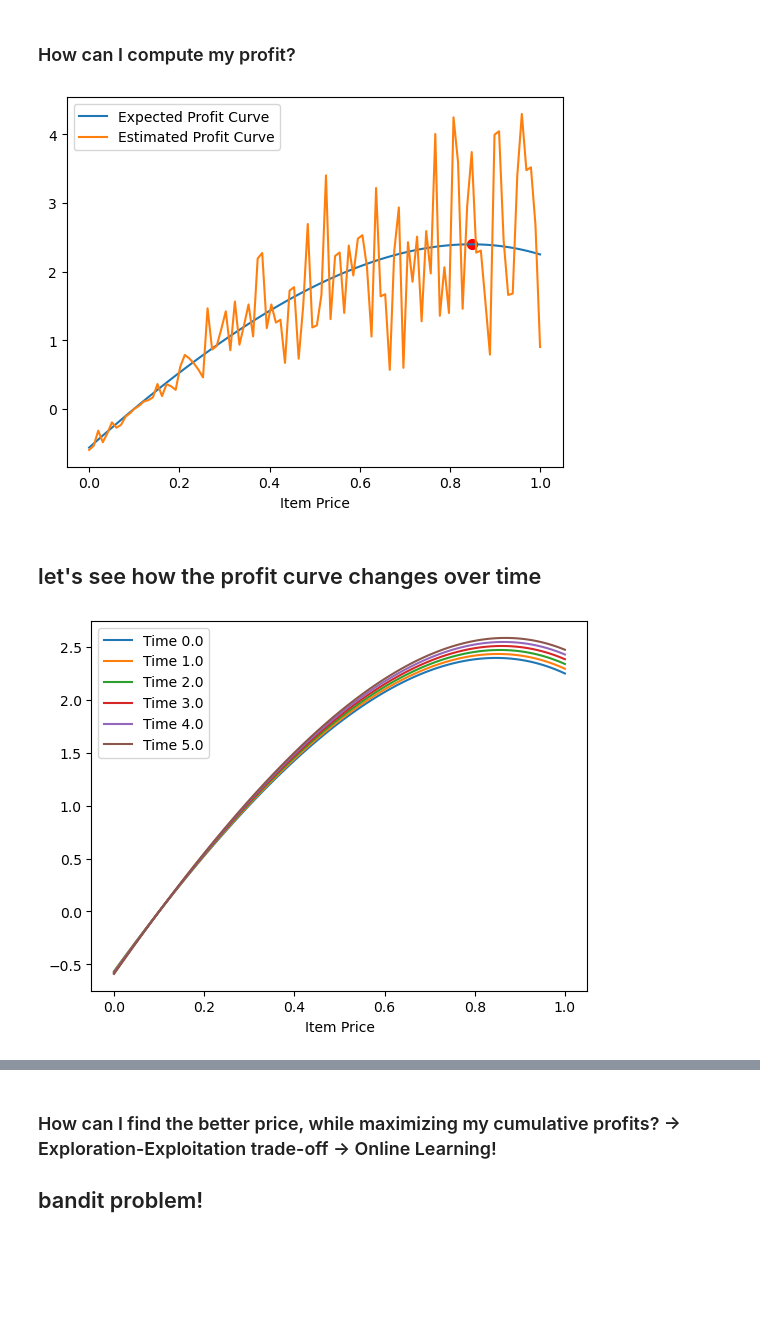
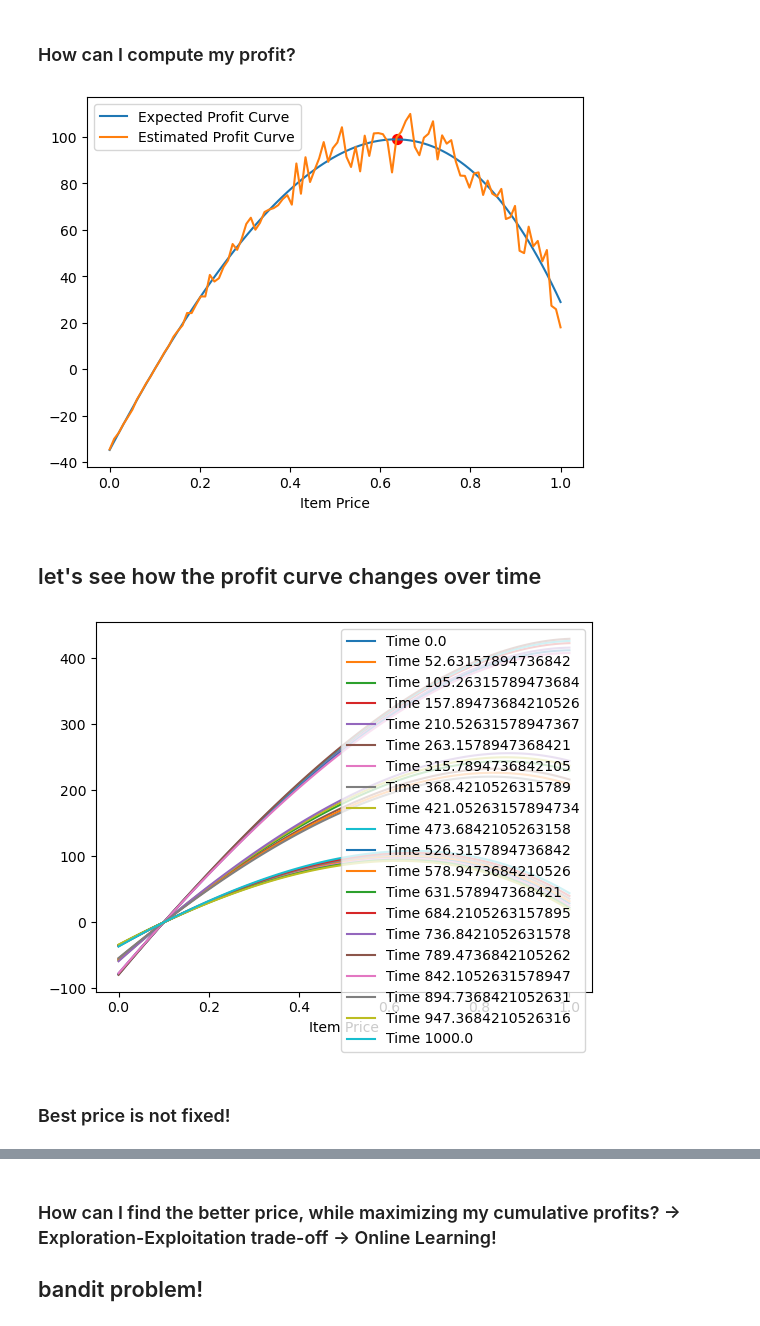
Before and after one commit to giulio8/OLA_project, a Jupyter notebook: Adversarial_pricing.ipynb, the cells around one changed output, grey strips where cells are left out. Drawn from its saved outputs; the diff is of its cells as text; code cells hidden in the pictures; blank space fills up the shorter version.

```diff
--- a/Adversarial_pricing.ipynb
+++ b/Adversarial_pricing.ipynb
@@ -61,7 +62,9 @@ Text(0, 0.5, 'Probability of purchase')
 # %%
 from Configuration import N_USERS # fixed value; the more customers we have, the more the estimate will converge to the true probability
 
-sales = np.random.binomial(N_USERS, conversion_probability(price, t0))
+n_users = 1000#N_USERS
+
+sales = np.random.binomial(n_users, conversion_probability(price, t0))
 
 # will the customer buy my product at this price?
 print(f'How many sales? {sales}')
@@ -72,9 +75,9 @@ How many sales? 7
 # %%
 prices = np.linspace(min_price, max_price, 100)
 t0=0
-expected_demand_curve = N_USERS*conversion_probability(prices, t0)
+expected_demand_curve = n_users*conversion_probability(prices, t0)
 
-estimated_demand_curve = np.random.binomial(N_USERS, conversion_probability(prices, t0))
+estimated_demand_curve = np.random.binomial(n_users, conversion_probability(prices, t0))
 
 plt.figure()
 plt.plot(prices, expected_demand_curve, label='Expected Demand Curve')
@@ -95,7 +98,7 @@ fig = plt.figure()
 ax = fig.add_subplot(111, projection='3d')
 
 for t in t_interval:
-    expected_demand_curve = N_USERS*conversion_probability(prices, t)
+    expected_demand_curve = n_users*conversion_probability(prices, t)
     ax.plot(prices, expected_demand_curve, t)
 
 ax.set_xlabel('Item Price')
@@ -109,9 +112,9 @@ plt.show()
 # %%
 cost = 0.1
 
-expected_profit_curve = N_USERS*conversion_probability(prices, t0)*(prices-cost)
+expected_profit_curve = n_users*conversion_probability(prices, t0)*(prices-cost)
 
-estimated_profit_curve = np.random.binomial(N_USERS, conversion_probability(prices, t0))*(prices-cost)
+estimated_profit_curve = np.random.binomial(n_users, conversion_probability(prices, t0))*(prices-cost)
 
 best_price_index = np.argmax(expected_profit_curve)
 best_price = prices[best_price_index]
@@ -124,20 +127,22 @@ plt.xlabel('Item Price')
 plt.legend()
 plt.show();
 # %% [output]
-[figure, old version]
+[figure, new version]
 # %% [markdown]
 ## let's see how the profit curve changes over time
 # %%
 # let's plot the profit curves for different times
-t_interval = np.linspace(0,5,6)
+t_interval = np.linspace(0,T,(T+10)//50)
 
 
 for t in t_interval:
-    expected_profit_curve = N_USERS*conversion_probability(prices, t)*(prices-cost)
+    expected_profit_curve = n_users*conversion_probability(prices, t)*(prices-cost)
     plt.plot(prices, expected_profit_curve, label=f'Time {t}')
 
 plt.xlabel('Item Price')
 plt.legend()
 plt.show()
 # %% [output]
-[figure, old version]
+[figure, new version]
+# %% [markdown]
+### Best price is not fixed!
```
Also changed, not shown: parts of 15 cells of this notebook.
